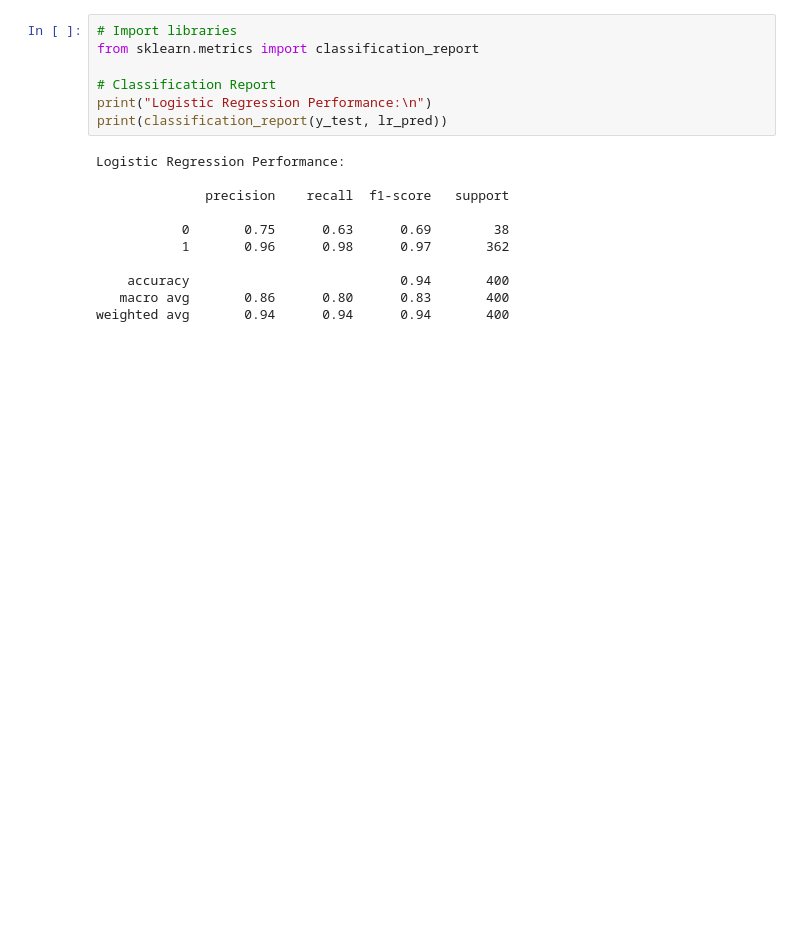
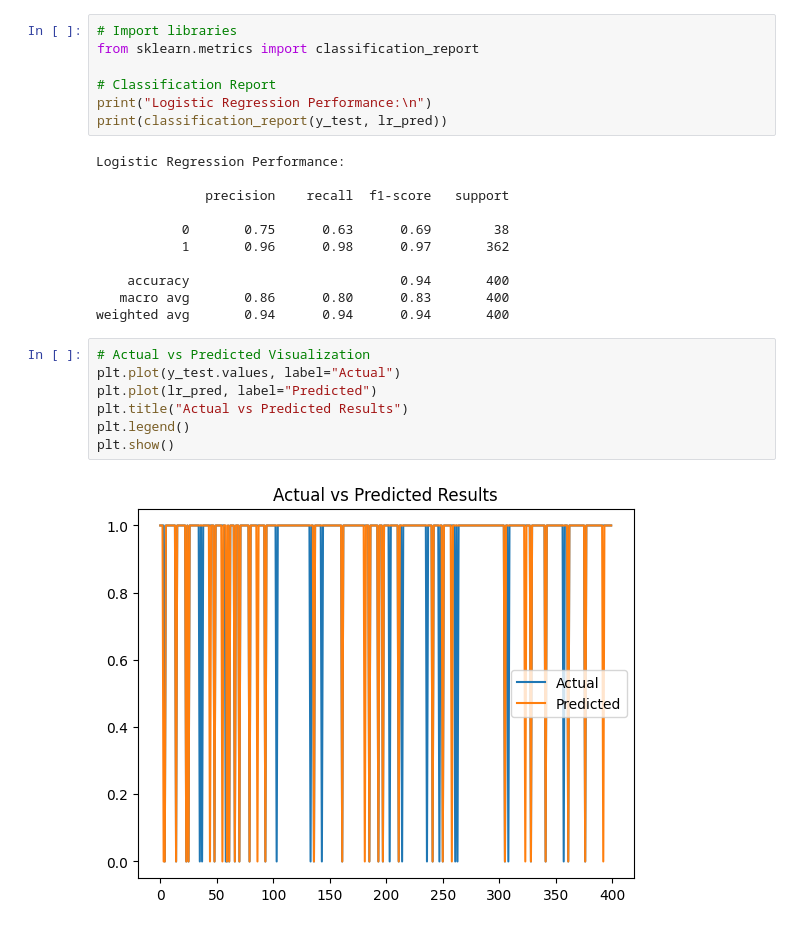
Before and after one commit to Sithumini-Anuhansi/student-pass-fail-ml, a Jupyter notebook: notebooks/ML_Task.ipynb, the cells around one changed output. Drawn from its saved outputs; the diff is of its cells as text; blank space fills up the shorter version.

Commit message:
Visualize actual vs predicted results

```diff
--- a/notebooks/ML_Task.ipynb
+++ b/notebooks/ML_Task.ipynb
@@ -218,3 +218,12 @@ Logistic Regression Performance:
     accuracy                           0.94       400
    macro avg       0.86      0.80      0.83       400
 weighted avg       0.94      0.94      0.94       400
+# %%
+# Actual vs Predicted Visualization
+plt.plot(y_test.values, label="Actual")
+plt.plot(lr_pred, label="Predicted")
+plt.title("Actual vs Predicted Results")
+plt.legend()
+plt.show()
+# %% [output]
+[figure, added]
```
Also changed, not shown: 1 other file.
